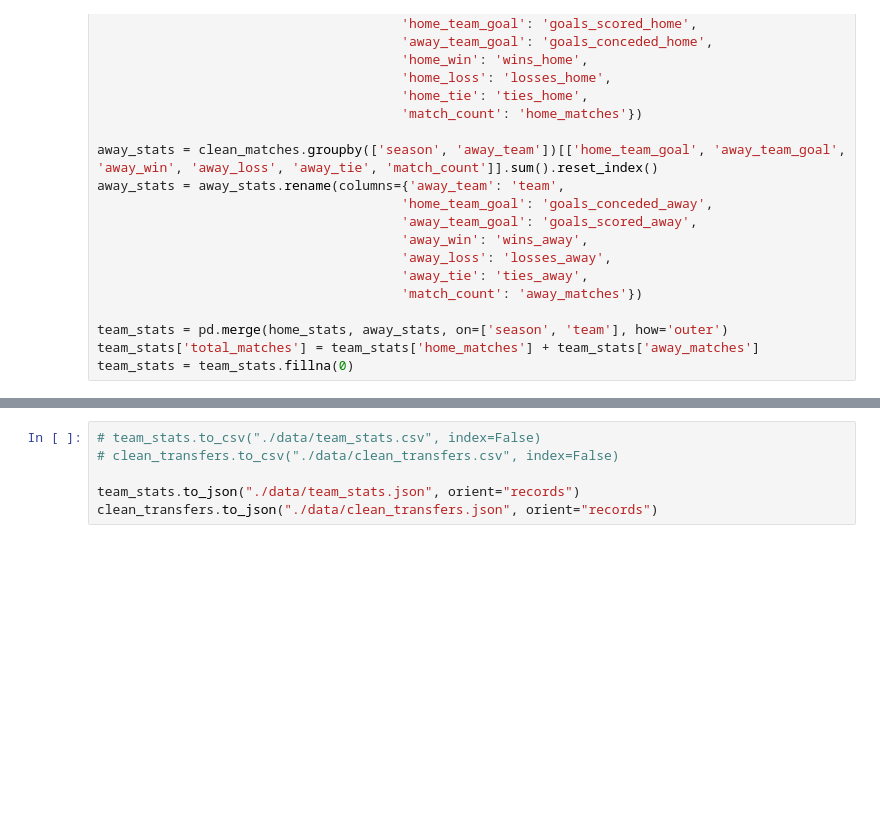
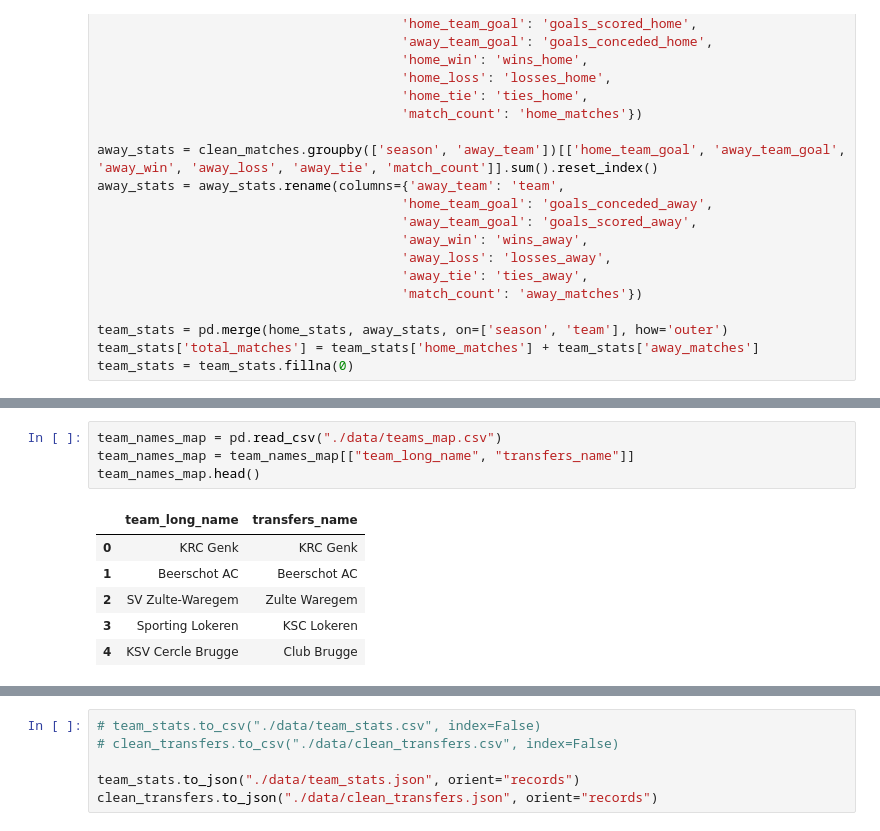
Before and after one commit to com-480-data-visualization/Dateam, a Jupyter notebook: data_preprocessing.ipynb, the cells around one changed output, grey strips where cells are left out. Saved outputs shown, nothing was run; the diff lists cells and outputs as text; blank space fills up the shorter version.

Commit message:
mapping data

```diff
--- a/data_preprocessing.ipynb
+++ b/data_preprocessing.ipynb
@@ -215,3 +215,14 @@ team_stats.head()
 | 2 | 2008-2009 | ADO Den Haag | Netherlands | Netherlands Eredivisie | 21 | 18 | 5 | 7 | ... |
 | 3 | 2008-2009 | AJ Auxerre | France | France Ligue 1 | 18 | 12 | 8 | 5 | ... |
 | 4 | 2008-2009 | AS Monaco | France | France Ligue 1 | 26 | 23 | 7 | 8 | ... |
+# %%
+team_names_map = pd.read_csv("./data/teams_map.csv")
+team_names_map = team_names_map[["team_long_name", "transfers_name"]]
+team_names_map.head()
+# %% [output]
+|  | team_long_name | transfers_name |
+| 0 | KRC Genk | KRC Genk |
+| 1 | Beerschot AC | Beerschot AC |
+| 2 | SV Zulte-Waregem | Zulte Waregem |
+| 3 | Sporting Lokeren | KSC Lokeren |
+| 4 | KSV Cercle Brugge | Club Brugge |
```
Also changed, not shown: parts of 1 cell of this notebook, 5 other files.
